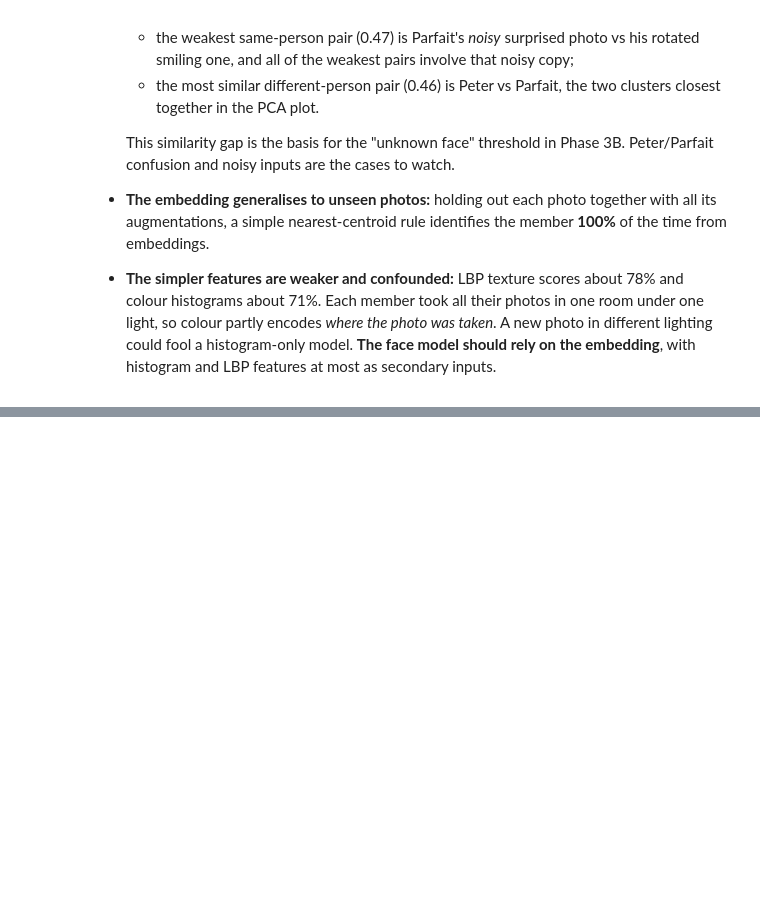
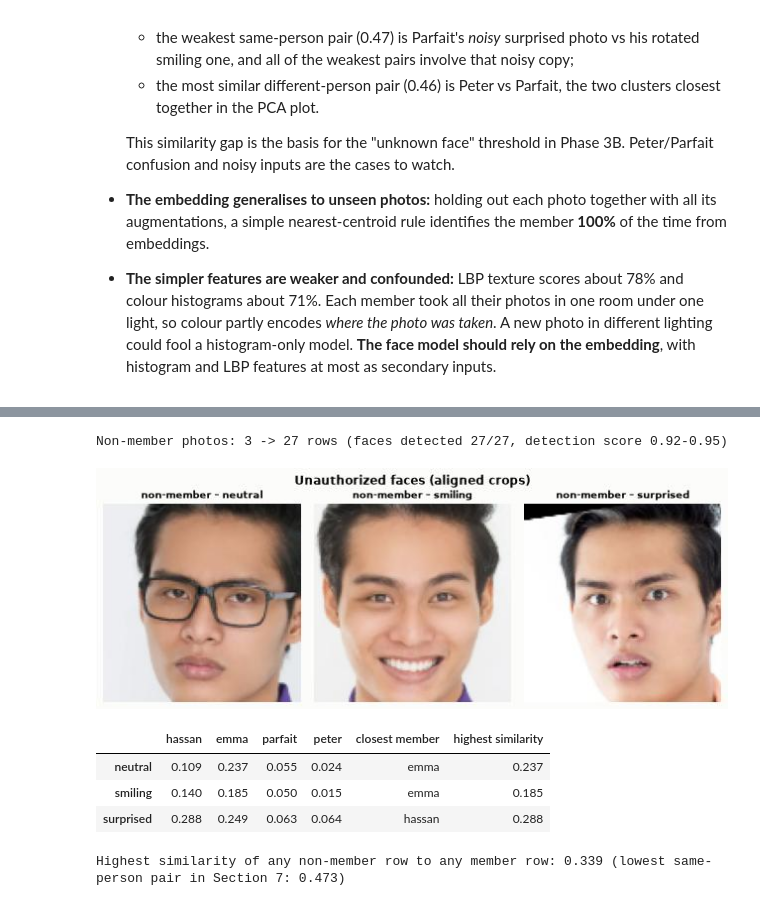
Before and after one commit to Hassan-Adelani-Luqman/g9-biometric-product-recommender, a Jupyter notebook: notebooks/02_image_processing.ipynb, the cells around one changed output, grey strips where cells are left out. Drawn from its saved outputs; the diff is of its cells as text; code cells hidden in the pictures; blank space fills up the shorter version.

Commit message:
notebook: add non-member face check to image processing notebook

```diff
--- a/notebooks/02_image_processing.ipynb
+++ b/notebooks/02_image_processing.ipynb
@@ -454,0 +450,38 @@ Non-member faces are collected by **Member D** (Plan 1A). `build_image_features`
+# %%
+unknown = saved[saved["member"] == config.UNKNOWN_LABEL]
+members_df = saved[saved["member"] != config.UNKNOWN_LABEL]
+print(f"Non-member photos: {unknown['source_image'].nunique()} -> {len(unknown)} rows "
+      f"(faces detected {unknown['face_detected'].sum()}/{len(unknown)}, "
+      f"detection score {unknown['det_score'].min():.2f}-{unknown['det_score'].max():.2f})")
+
+paths = sorted(p for p in config.UNAUTHORIZED_FACES_DIR.glob("*") if p.suffix.lower() in {".jpg", ".jpeg", ".png"})
+fig, axes = plt.subplots(1, len(paths), figsize=(3 * len(paths), 3.4))
+for ax, p in zip(np.atleast_1d(axes), paths):
+    img = ip.load_image(p)
+    ax.imshow(rgb(ip.align_face(img, ip.detect_face(img))))
+    ax.set_title(f"non-member – {p.stem}", fontsize=10)
+    ax.axis("off")
+fig.suptitle("Unauthorized faces (aligned crops)", fontsize=12, fontweight="bold")
+fig.tight_layout()
+save(fig, "unauthorized_faces")
+
+# Similarity of every non-member row to each member's mean embedding (the "enrolled" face)
+cents = members_df.groupby("member")[ip.EMB_COLS].mean().reindex(config.MEMBERS)
+C = cents.to_numpy() / np.linalg.norm(cents.to_numpy(), axis=1, keepdims=True)
+sim = pd.DataFrame(unknown[ip.EMB_COLS].to_numpy() @ C.T, columns=config.MEMBERS, index=unknown["image_id"])
+summary_unknown = sim.groupby(unknown["source_image"].to_numpy()).agg(["max"]).droplevel(1, axis=1)
+summary_unknown["closest member"] = summary_unknown.idxmax(axis=1)
+summary_unknown["highest similarity"] = summary_unknown[config.MEMBERS].max(axis=1)
+display(summary_unknown.round(3))
+
+pair_max = float((unknown[ip.EMB_COLS].to_numpy() @ members_df[ip.EMB_COLS].to_numpy().T).max())
+print(f"Highest similarity of any non-member row to any member row: {pair_max:.3f} "
+      f"(lowest same-person pair in Section 7: {same.min():.3f})")
+# %% [output]
+Non-member photos: 3 -> 27 rows (faces detected 27/27, detection score 0.92-0.95)
+[figure, added]
+|  | hassan | emma | parfait | peter | closest member | highest similarity |
+| neutral | 0.109 | 0.237 | 0.055 | 0.024 | emma | 0.237 |
+| smiling | 0.140 | 0.185 | 0.050 | 0.015 | emma | 0.185 |
+| surprised | 0.288 | 0.249 | 0.063 | 0.064 | hassan | 0.288 |
+Highest similarity of any non-member row to any member row: 0.339 (lowest same-person pair in Section 7: 0.473)
```
Also changed, not shown: parts of 12 cells of this notebook.
